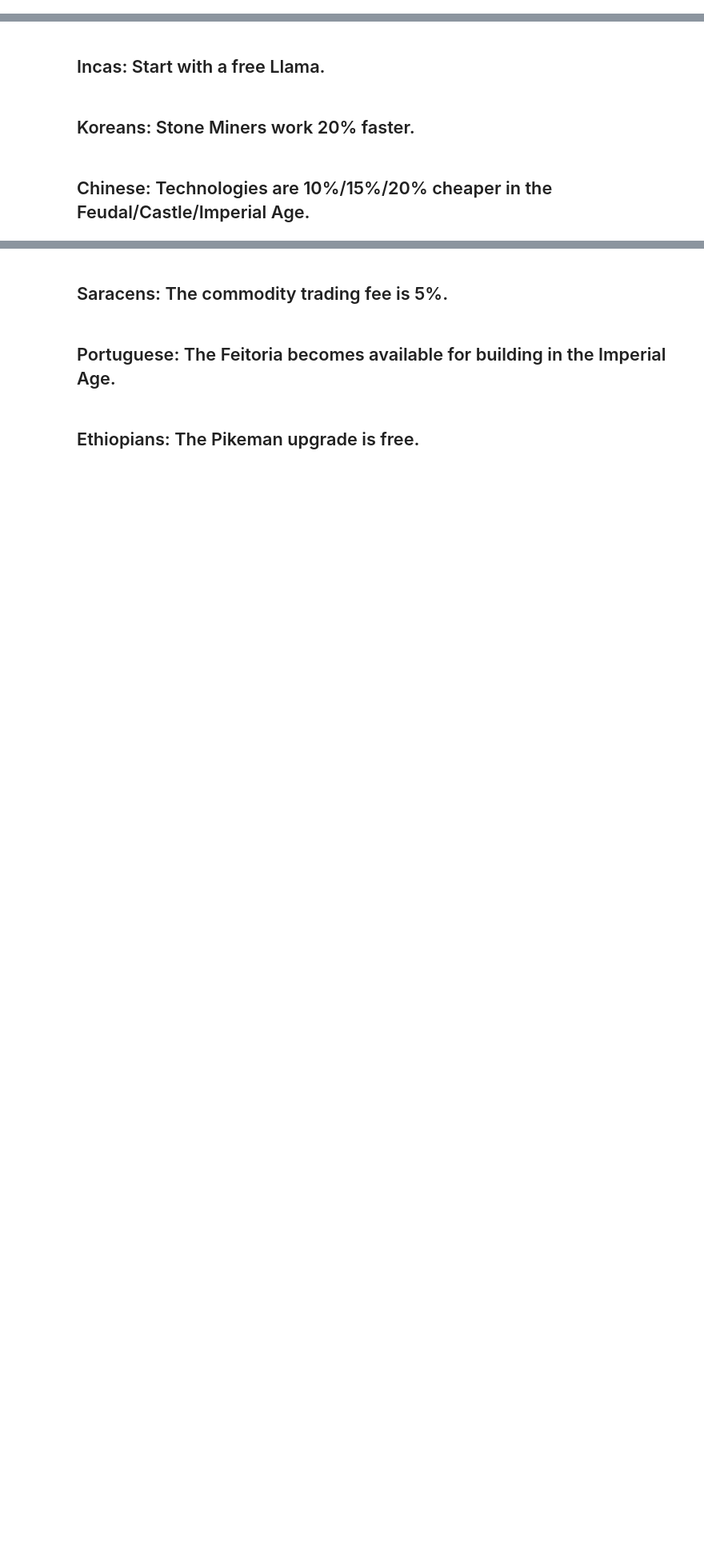
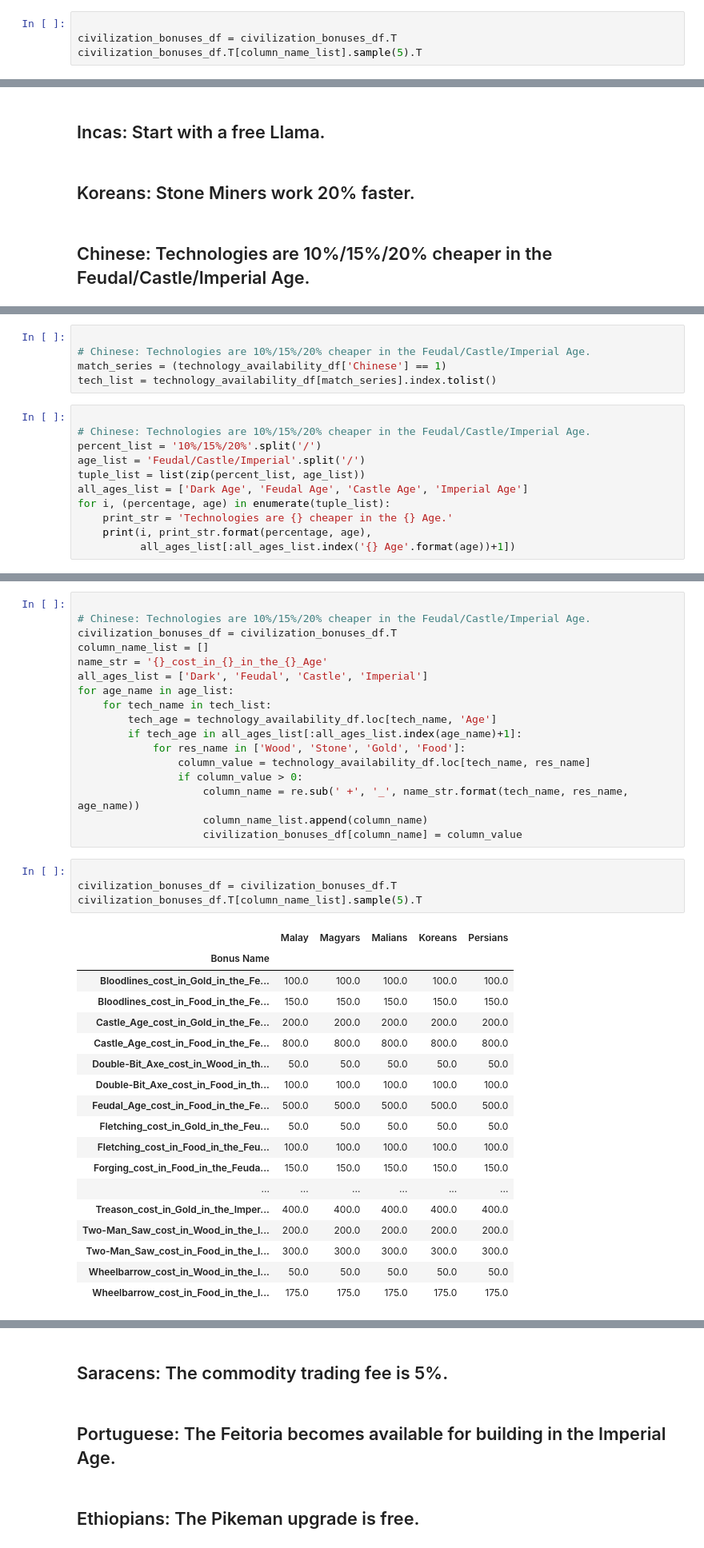
Before and after one commit to dbabbitt/notebooks, a Jupyter notebook: age-of-empires-ii/ipynb/Create AoE2 Civ Bonuses Dataset, Part 3.ipynb, the cells around one changed output, grey strips where cells are left out. Shown at 80% size. Cells and saved outputs as stored; diff of their text form; blank space fills up the shorter version.

```diff
--- a/age-of-empires-ii/ipynb/Create AoE2 Civ Bonuses Dataset, Part 3.ipynb
+++ b/age-of-empires-ii/ipynb/Create AoE2 Civ Bonuses Dataset, Part 3.ipynb
@@ -199,0 +398,4 @@ resource_set
+# %%
+
+civilization_bonuses_df = civilization_bonuses_df.T
+civilization_bonuses_df.T[column_name_list].sample(5).T
@@ -229,0 +450,16 @@ resource_set
+# %%
+
+# Chinese: Technologies are 10%/15%/20% cheaper in the Feudal/Castle/Imperial Age.
+match_series = (technology_availability_df['Chinese'] == 1)
+tech_list = technology_availability_df[match_series].index.tolist()
+# %%
+
+# Chinese: Technologies are 10%/15%/20% cheaper in the Feudal/Castle/Imperial Age.
+percent_list = '10%/15%/20%'.split('/')
+age_list = 'Feudal/Castle/Imperial'.split('/')
+tuple_list = list(zip(percent_list, age_list))
+all_ages_list = ['Dark Age', 'Feudal Age', 'Castle Age', 'Imperial Age']
+for i, (percentage, age) in enumerate(tuple_list):
+    print_str = 'Technologies are {} cheaper in the {} Age.'
+    print(i, print_str.format(percentage, age),
+          all_ages_list[:all_ages_list.index('{} Age'.format(age))+1])
@@ -229,0 +470,40 @@ resource_set
+# %%
+
+# Chinese: Technologies are 10%/15%/20% cheaper in the Feudal/Castle/Imperial Age.
+civilization_bonuses_df = civilization_bonuses_df.T
+column_name_list = []
+name_str = '{}_cost_in_{}_in_the_{}_Age'
+all_ages_list = ['Dark', 'Feudal', 'Castle', 'Imperial']
+for age_name in age_list:
+    for tech_name in tech_list:
+        tech_age = technology_availability_df.loc[tech_name, 'Age']
+        if tech_age in all_ages_list[:all_ages_list.index(age_name)+1]:
+            for res_name in ['Wood', 'Stone', 'Gold', 'Food']:
+                column_value = technology_availability_df.loc[tech_name, res_name]
+                if column_value > 0:
+                    column_name = re.sub(' +', '_', name_str.format(tech_name, res_name, age_name))
+                    column_name_list.append(column_name)
+                    civilization_bonuses_df[column_name] = column_value
+# %%
+
+civilization_bonuses_df = civilization_bonuses_df.T
+civilization_bonuses_df.T[column_name_list].sample(5).T
+# %% [output]
+|  | Malay | Magyars | Malians | Koreans | Persians |
+| Bonus Name |  |  |  |  |  |
+| Bloodlines_cost_in_Gold_in_the_Fe... | 100.0 | 100.0 | 100.0 | 100.0 | 100.0 |
+| Bloodlines_cost_in_Food_in_the_Fe... | 150.0 | 150.0 | 150.0 | 150.0 | 150.0 |
+| Castle_Age_cost_in_Gold_in_the_Fe... | 200.0 | 200.0 | 200.0 | 200.0 | 200.0 |
+| Castle_Age_cost_in_Food_in_the_Fe... | 800.0 | 800.0 | 800.0 | 800.0 | 800.0 |
+| Double-Bit_Axe_cost_in_Wood_in_th... | 50.0 | 50.0 | 50.0 | 50.0 | 50.0 |
+| Double-Bit_Axe_cost_in_Food_in_th... | 100.0 | 100.0 | 100.0 | 100.0 | 100.0 |
+| Feudal_Age_cost_in_Food_in_the_Fe... | 500.0 | 500.0 | 500.0 | 500.0 | 500.0 |
+| Fletching_cost_in_Gold_in_the_Feu... | 50.0 | 50.0 | 50.0 | 50.0 | 50.0 |
+| Fletching_cost_in_Food_in_the_Feu... | 100.0 | 100.0 | 100.0 | 100.0 | 100.0 |
+| Forging_cost_in_Food_in_the_Feuda... | 150.0 | 150.0 | 150.0 | 150.0 | 150.0 |
+| ... | ... | ... | ... | ... | ... |
+| Treason_cost_in_Gold_in_the_Imper... | 400.0 | 400.0 | 400.0 | 400.0 | 400.0 |
+| Two-Man_Saw_cost_in_Wood_in_the_I... | 200.0 | 200.0 | 200.0 | 200.0 | 200.0 |
+| Two-Man_Saw_cost_in_Food_in_the_I... | 300.0 | 300.0 | 300.0 | 300.0 | 300.0 |
+| Wheelbarrow_cost_in_Wood_in_the_I... | 50.0 | 50.0 | 50.0 | 50.0 | 50.0 |
+| Wheelbarrow_cost_in_Food_in_the_I... | 175.0 | 175.0 | 175.0 | 175.0 | 175.0 |
```
Also changed, not shown: parts of 88 cells of this notebook, 3 other files.
